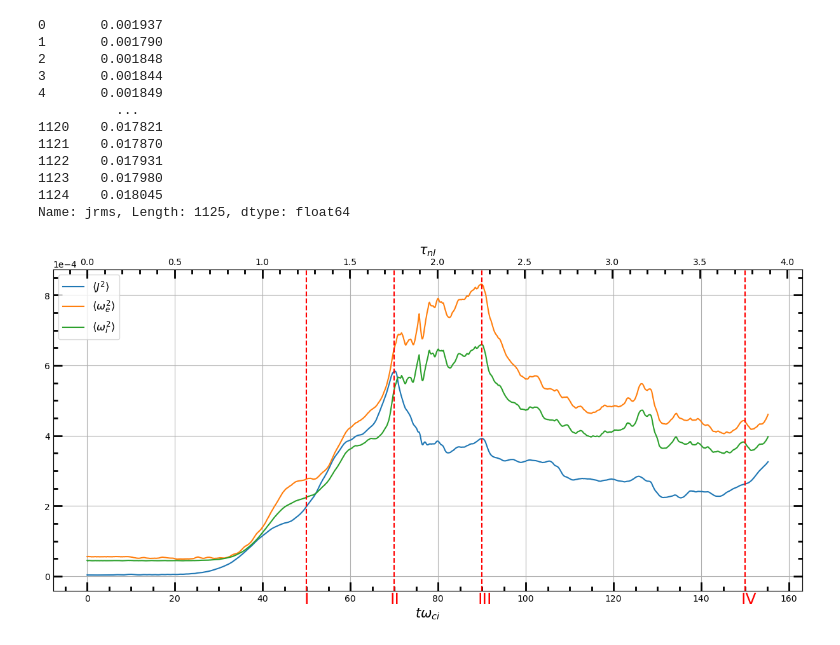
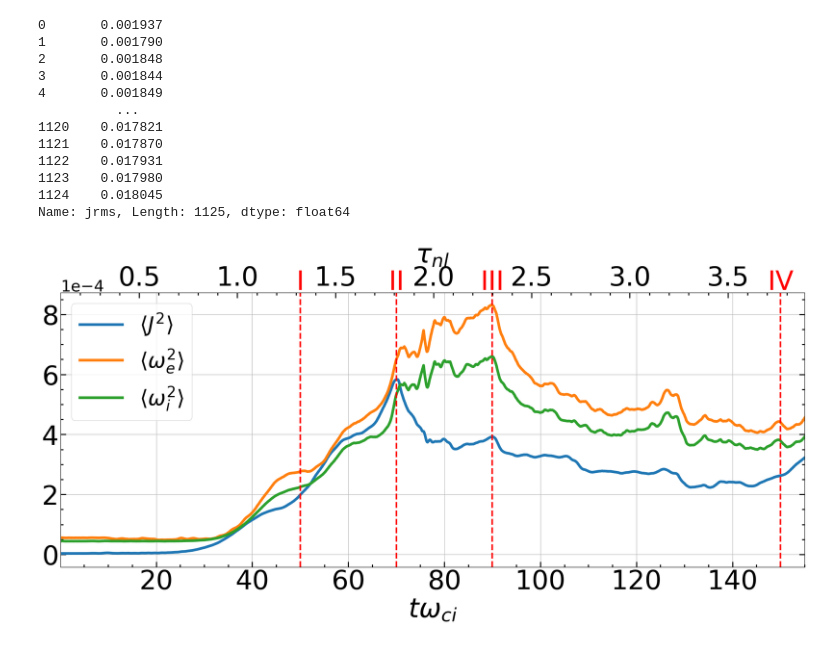
Before and after one commit to jgoodwill1/TurbPy, a Jupyter notebook: Analysis/Jupyter/globals.ipynb, the cells around one changed output. Saved outputs shown, nothing was run; the diff lists cells and outputs as text; code cells hidden in the pictures.

```diff
--- a/Analysis/Jupyter/globals.ipynb
+++ b/Analysis/Jupyter/globals.ipynb
@@ -143,60 +143,61 @@ Name: jrms, Length: 1125, dtype: float64
 # fig.supxlabel(r'$ t \omega_{ci} \left[ \frac{e B_0}{m_i c} \right]$', size = 15)
 # plt.savefig(figs + 'globals_fil.jpg', dpi = 400)
 # %%
-fig, ax = plt.subplots(1,1, figsize=(12, 6), layout='constrained')
+import matplotlib
+fig, ax = plt.subplots(1,1, figsize=(20,10), layout='constrained')
 
-
+# plt.rc('font', size=10)
 # ax1.cla()
 # axs[0].plot(twci, (jrms_t), marker = 'x',  label = r'$J_{rms}$')
-ax.plot(twci, df['jrms']**2,  label = r'$\langle J^2 \rangle$')
-ax.plot(twci, df['ome'], label = r'$\langle \omega_e^2 \rangle$')
-ax.plot(twci, df['omi'], label = r'$\langle \omega_i^2 \rangle$')
+ax.plot(twci, df['jrms']**2, linewidth = 5, label = r'$\langle J^2 \rangle$')
+ax.plot(twci, df['ome'], linewidth = 5, label = r'$\langle \omega_e^2 \rangle$')
+ax.plot(twci, df['omi'], linewidth = 5, label = r'$\langle \omega_i^2 \rangle$')
 
-
+import matplotlib
+matplotlib.rc('font', size=30)
 # axs[1].plot(twci, (drhoe_t - drhoe_t[0]),  label = r'$\delta \rho^e_{rms}$')
 # axs[1].plot(twci, (drhoi_t - drhoi_t[0]),  label = r'$\delta \rho^i_{rms}$')
 # axs.plot(twci, (drhoe_t - drhoi_t) - (drhoe_t - drhoi_t)[0], marker = 'x' , label = r'$\delta \rho_{rms}$' )
 # axs[2].plot(twci, db_t - db_t[0] , label = r'$\delta B_{rms}$')
 # axs[3].plot(twci, omz2e_av, label = r'$\langle \omega_{ze}^2 \rangle$')
 # axs[3].plot(twci, omz2i_av, label = r'$\langle \omega_{zi}^2 \rangle$')
 # axs[3].plot(twci, ome_t, marker = 'x', label = r'$\delta \omega^e_{ms}$')
 # axs[3].plot(twci, omi_t, marker = 'x', label = r'$\delta \omega^i_{ms}$')
-
 # for ax in axs:
+txt = 50
 trans = ax.get_xaxis_transform()
-ax.axvline(50, color = 'red', linestyle = '--')
-plt.text(49.5, -0.04, 'I',color = 'red', transform=trans, fontsize = 18)
-ax.axvline(70, color = 'red', linestyle = '--')
-plt.text(69, -0.04, 'II',color = 'red', transform=trans,  fontsize = 18)
-ax.axvline(90, color = 'red', linestyle = '--')
-plt.text(89, -0.04, 'III',color = 'red', transform=trans,  fontsize = 18)
-ax.axvline(150, color = 'red', linestyle = '--')
-plt.text(149, -0.04, 'IV',color = 'red', transform=trans,  fontsize = 18)
+ax.axvline(50, color = 'red', linestyle = '--', linewidth = 3)
+plt.text(50, 1.01, 'I',color = 'red', transform=trans, ha = 'center', fontsize = txt)
+ax.axvline(70, color = 'red', linestyle = '--', linewidth = 3)
+plt.text(70, 1.01, 'II',color = 'red', transform=trans, ha = 'center', fontsize = txt)
+ax.axvline(90, color = 'red', linestyle = '--', linewidth = 3)
+plt.text(90, 1.01, 'III',color = 'red', transform=trans, ha = 'center', fontsize = txt)
+ax.axvline(150, color = 'red', linestyle = '--', linewidth = 3)
+plt.text(150, 1.01, 'IV',color = 'red', transform=trans, ha = 'center', fontsize = txt)
 ax.ticklabel_format(axis = 'y',style = 'sci', scilimits = (0,0))
-ax.ticklabel_format(axis = 'y',style = 'sci', scilimits = (0,0))
-ax.ticklabel_format(axis = 'y',style = 'sci', scilimits = (0,0))
-ax.ticklabel_format(axis = 'y',style = 'sci', scilimits = (0,0))
-ax.legend(loc = 'upper left', fontsize = 12)
+ax.legend(loc = 'upper left', fontsize = 40)
 ax.xaxis.set_minor_locator(AutoMinorLocator())
 ax.yaxis.set_minor_locator(AutoMinorLocator())
-ax.tick_params(which='both', width=2, labelsize = 10, right = True, direction = 'in')
+ax.tick_params(which='both', width=2, labelsize = txt, right = True, direction = 'in')
 ax.tick_params(which='major', length=10, top = True, right =True)
 ax.tick_params(which='minor', length=5 , top = True, right =True)
 ax.grid()
 
 
 ax1 = ax.twiny()
 
 ax1.plot(np.linspace(0,3.89, len(twci)), np.zeros(len(twci)), alpha = 0)
 ax1.tick_params(axis ='x')
 ax1.xaxis.set_minor_locator(AutoMinorLocator())
 ax1.yaxis.set_minor_locator(AutoMinorLocator())
-ax1.tick_params(which='both', width=2, labelsize = 10, right = True, direction = 'in')
+ax1.tick_params(which='both', width=2, labelsize = txt, right = True, direction = 'in')
 ax1.tick_params(which='major', length=10, top = True, right =True)
 ax1.tick_params(which='minor', length=5 , top = True, right =True)
 # fig.supylabel(, size = 15)
-ax1.set_xlabel(r'$ \tau_{nl}$', size = 15)
-ax.set_xlabel(r'$ t \omega_{ci}$', size = 15)
-plt.savefig(figs + 'globals_fil.jpg', dpi = 400)
+ax.set_xlim(0.1, 155)
+ax1.set_xlim(0.1, 3.89)
+ax1.set_xlabel(r'$ \tau_{nl}$', size = txt)
+ax.set_xlabel(r'$ t \omega_{ci}$', size = txt)
+plt.savefig(figs + 'globals.jpg', dpi = 400)
 # %% [output]
-[figure, old version]
+[figure, new version]
```
Also changed, not shown: parts of 6 cells of this notebook, 6 other files.
